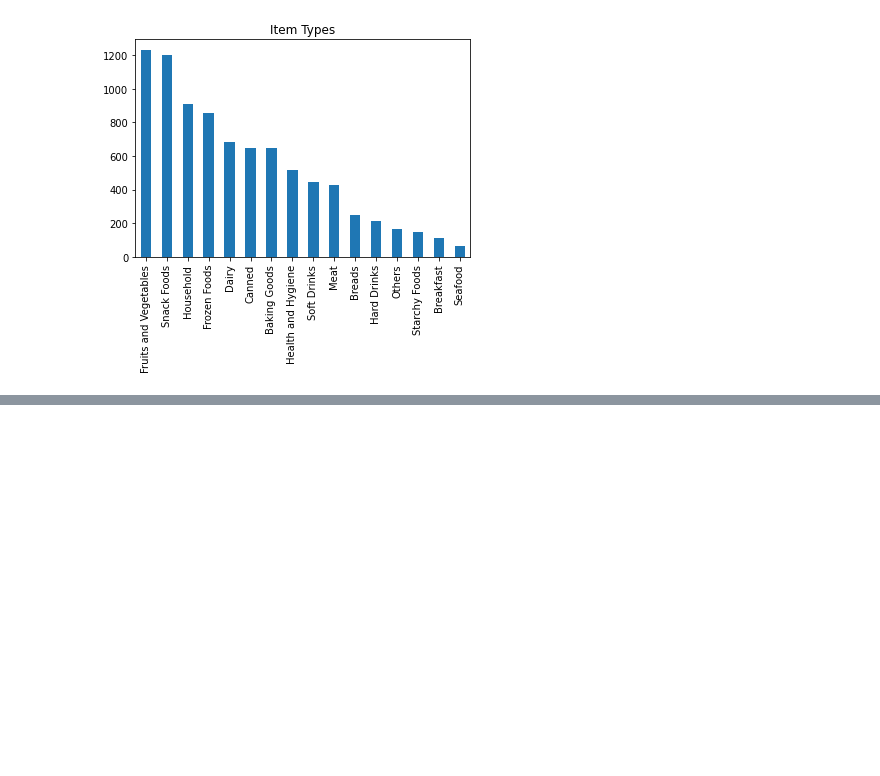
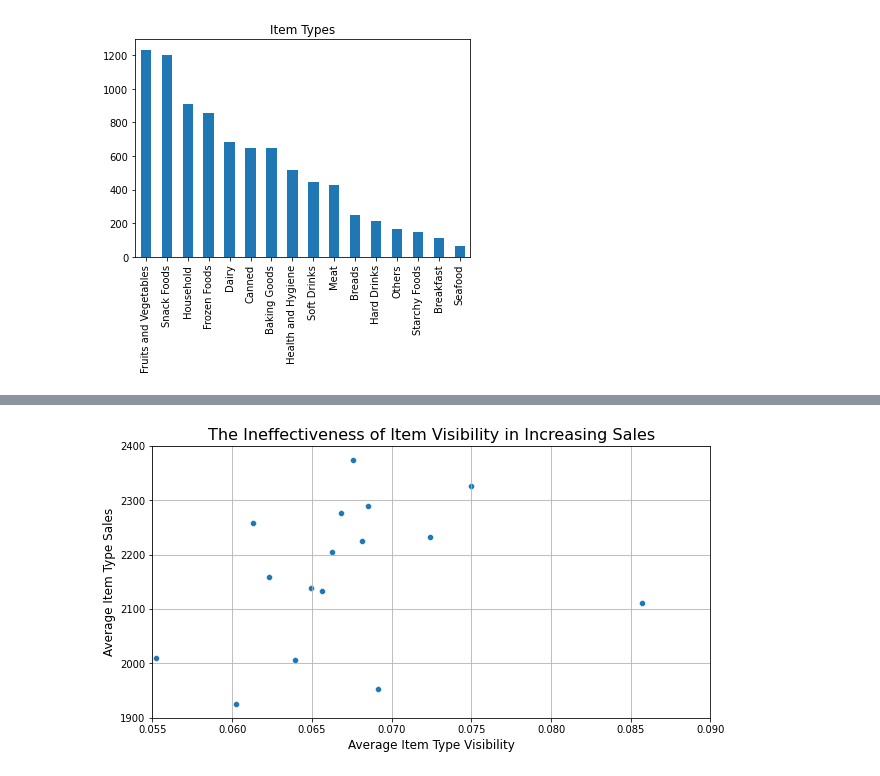
Before and after one commit to hport15/food-sales-predictions, a Jupyter notebook: food_sales_predictions.ipynb, the cells around one changed output, grey strips where cells are left out. Drawn from its saved outputs; the diff is of its cells as text; code cells hidden in the pictures; blank space fills up the shorter version.

```diff
--- a/food_sales_predictions.ipynb
+++ b/food_sales_predictions.ipynb
@@ -346,0 +367,15 @@ plt.title('Item Types');
+# %%
+plt.figure(figsize=(10,5))
+typeVis = df.groupby('Item_Type')['Item_Visibility'].mean()
+sns.scatterplot(x=typeVis,y=salesAvg)
+plt.xlabel('Average Item Type Visibility',fontsize=12)
+plt.ylabel('Average Item Type Sales',fontsize=12)
+plt.grid()
+plt.xlim(.055,.09)
+plt.ylim(1900,2400)
+plt.title("The Ineffectiveness of Item Visibility in Increasing Sales",fontsize=16);
+# As the graph shows, more visibility does not lead to more sales. In fact, it is likely not influential in
+# generating sales as the range with greatest sales (0.06 - 0.075) also has the lowest sales. It should not
+# be considered as a significant factor in raising sales.
+# %% [output]
+[figure, added]
```
Also changed, not shown: parts of 9 cells of this notebook.
